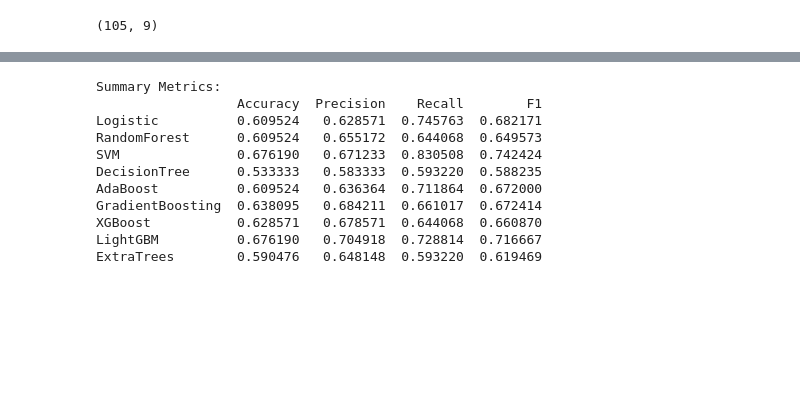
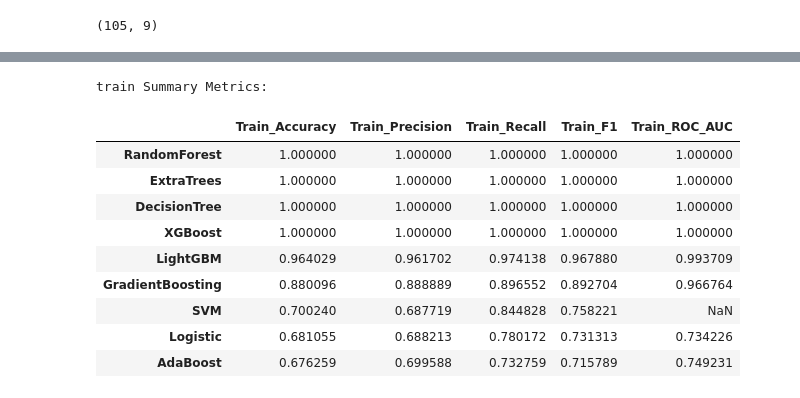
Before and after one commit to aaquiib/Credit-Risk-Modelling, a Jupyter notebook: notebook/analysis.ipynb, the cells around one changed output, grey strips where cells are left out. Cells and saved outputs as stored; diff of their text form; code cells hidden in the pictures; blank space fills up the shorter version.

```diff
--- a/notebook/analysis.ipynb
+++ b/notebook/analysis.ipynb
@@ -431,7 +431,7 @@ num_pipeline = Pipeline([
 ])
 
 nominal_pipeline = Pipeline([
-    ("onehot", OneHotEncoder(handle_unknown="ignore"))
+    ("onehot", OneHotEncoder(drop="first"))
 ])
 
 ordinal_pipeline = Pipeline([
@@ -489,4 +490,24 @@ models = {
     "LightGBM": LGBMClassifier(),
     "ExtraTrees": ExtraTreesClassifier()
 }
+# %%
+def printPerformance(name,train_Accuracy,train_F1,train_Precision,train_Recall,train_ROC_AUC,test_Accuracy
+                     ,test_F1,test_Precision,test_Recall,test_ROC_AUC):
+    print(name)
+    print("performance for Train set")
+    print(f"- Accuracy: {train_Accuracy:.4f}")
+    print(f"- F1 score: {train_F1:.4f}")
+    print(f"- Precision: {train_Precision:.4f}")
+    print(f"- Recall: {train_Recall:.4f}")
+    print(f"- ROC AUC Score: {train_ROC_AUC:.4f}" if train_ROC_AUC is not None else "- ROC AUC Score: N/A")
+
+    print("\nperformance for Test set")
+    print(f"- Accuracy: {test_Accuracy:.4f}")
+    print(f"- F1 score: {test_F1:.4f}")
+    print(f"- Precision: {test_Precision:.4f}")
+    print(f"- Recall: {test_Recall:.4f}")
+    print(f"- ROC AUC Score: {test_ROC_AUC:.4f}" if test_ROC_AUC is not None else "- ROC AUC Score: N/A")
+
+    print('='*20)
+    print('\n')
 # %%
@@ -530,15 +587,15 @@ And if memory is not enough, you can set `force_col_wise=true`.
 # %%
-print("\nSummary Metrics:")
-print(pd.DataFrame(results).T)
+print("\ntrain Summary Metrics:")
+pd.DataFrame(train_results).T.sort_values(by="Train_Recall", ascending=False)
 # %% [output]
-Summary Metrics:
-                  Accuracy  Precision    Recall        F1
-Logistic          0.609524   0.628571  0.745763  0.682171
-RandomForest      0.609524   0.655172  0.644068  0.649573
-SVM               0.676190   0.671233  0.830508  0.742424
-DecisionTree      0.533333   0.583333  0.593220  0.588235
-AdaBoost          0.609524   0.636364  0.711864  0.672000
-GradientBoosting  0.638095   0.684211  0.661017  0.672414
-XGBoost           0.628571   0.678571  0.644068  0.660870
-LightGBM          0.676190   0.704918  0.728814  0.716667
-ExtraTrees        0.590476   0.648148  0.593220  0.619469
+train Summary Metrics:
+|  | Train_Accuracy | Train_Precision | Train_Recall | Train_F1 | Train_ROC_AUC |
+| RandomForest | 1.000000 | 1.000000 | 1.000000 | 1.000000 | 1.000000 |
+| ExtraTrees | 1.000000 | 1.000000 | 1.000000 | 1.000000 | 1.000000 |
+| DecisionTree | 1.000000 | 1.000000 | 1.000000 | 1.000000 | 1.000000 |
+| XGBoost | 1.000000 | 1.000000 | 1.000000 | 1.000000 | 1.000000 |
+| LightGBM | 0.964029 | 0.961702 | 0.974138 | 0.967880 | 0.993709 |
+| GradientBoosting | 0.880096 | 0.888889 | 0.896552 | 0.892704 | 0.966764 |
+| SVM | 0.700240 | 0.687719 | 0.844828 | 0.758221 | NaN |
+| Logistic | 0.681055 | 0.688213 | 0.780172 | 0.731313 | 0.734226 |
+| AdaBoost | 0.676259 | 0.699588 | 0.732759 | 0.715789 | 0.749231 |
```
Also changed, not shown: parts of 24 cells of this notebook, 2 other files.
